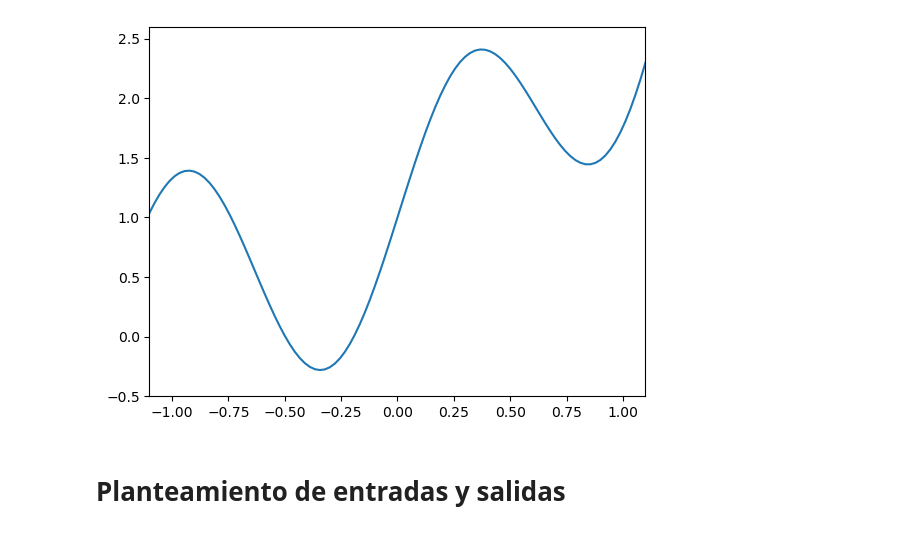
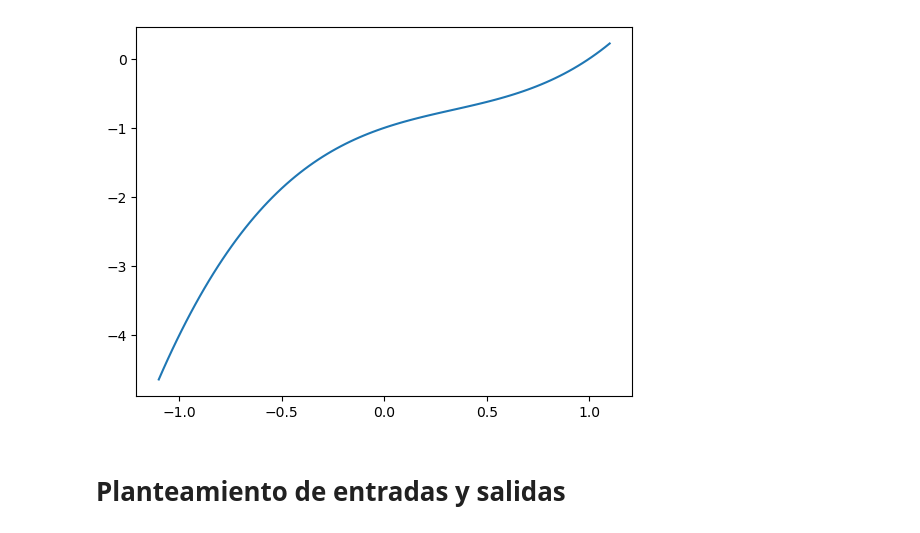
Before and after one commit to oscar-rincon/Review-Seismic-Waves, a Jupyter notebook: main/figure_universal_approximation/single_layer_nn_approximation.ipynb, the cells around one changed output. Drawn from its saved outputs; the diff is of its cells as text; code cells hidden in the pictures.

```diff
--- a/main/figure_universal_approximation/single_layer_nn_approximation.ipynb
+++ b/main/figure_universal_approximation/single_layer_nn_approximation.ipynb
@@ -7,14 +7,15 @@ import torch.optim as optim
 # %%
 x = np.linspace(-1.1, 1.1, 100)
 f = np.exp(x) + np.sin(5*x)
+f = x**3 - x**2 + x - 1
 # %%
 plt.Figure()
 plt.plot(x, f)
-plt.xlim([-1.1, 1.1])
-plt.ylim([-0.5, 2.6])
+#plt.xlim([-1.1, 1.1])
+#plt.ylim([-0.5, 2.6])
 plt.show()
 # %% [output]
-[figure, old version]
+[figure, new version]
 # %% [markdown]
 # Planteamiento de entradas y salidas
 # %%
```
Also changed, not shown: 21 other files.
